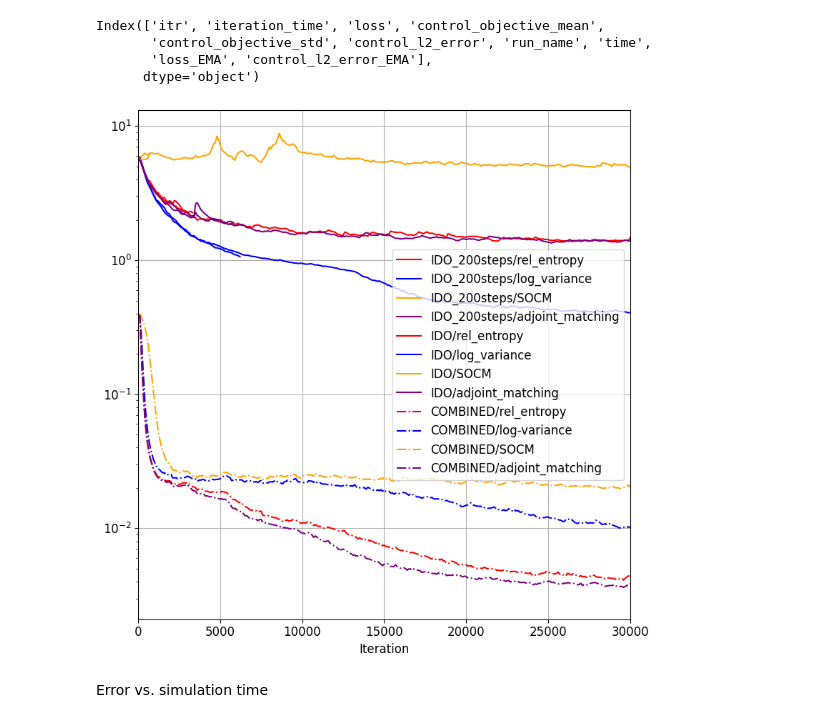
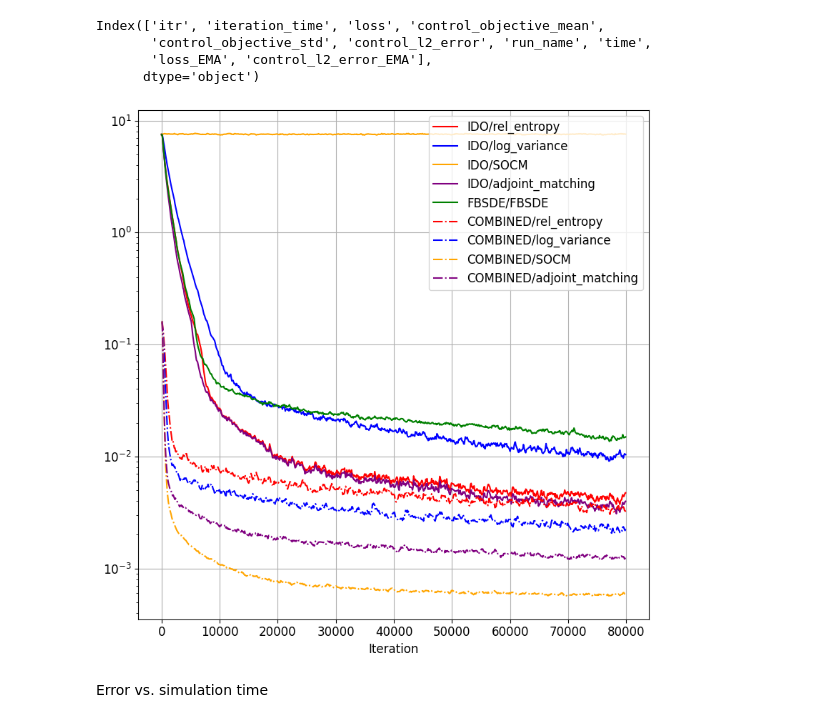
Before and after one commit to lclaeys/eigenfunction-solver, a Jupyter notebook: plots.ipynb, the cells around one changed output. Drawn from its saved outputs; the diff is of its cells as text; code cells hidden in the pictures.

```diff
--- a/plots.ipynb
+++ b/plots.ipynb
@@ -62,7 +62,7 @@ for k in ks:
 # Add colorbar
 cbar = fig.colorbar(sm, ax=ax)
 cbar.set_label('Number of eigenfunctions')
-ax.set_ylabel('Control error $\|u-u^*\|^2$')
+ax.set_ylabel(r'Control error $\|u-u^*\|^2$')
 ax.set_xlabel('Time $t$')
 ax.set_title('Control $L^2$ error vs. time $t$\n (truncated eigenfunction solution)')
 ax.grid()
@@ -177,10 +177,10 @@ with plt.rc_context({'font.size': 12}):
 # %% [markdown]
 ### Control error: IDO vs COMBINED
 # %%
-experiment_name = "double_well_d10"
+experiment_name = "OU_stable_d20"
 run_names = [
-             'IDO/rel_entropy','IDO/log_variance','IDO/SOCM', 'IDO/adjoint_matching','FBSDE/FBSDE'
-             'COMBINED/rel_entropy','COMBINED/log-variance','COMBINED/SOCM', 'COMBINED/adjoint_matching',
+             'IDO/rel_entropy','IDO/log_variance','IDO/SOCM', 'IDO/adjoint_matching','FBSDE/FBSDE',
+             'COMBINED/rel_entropy','COMBINED/log_variance','COMBINED/SOCM', 'COMBINED/adjoint_matching',
              ]
 # %% [markdown]
 Error vs iteration
@@ -227,35 +227,35 @@ with plt.rc_context({'font.size': 12}):
             ls += ['-.']
 
         if 'variance' in run_name:
             colors += ['blue']
         elif 'rel_entropy' in run_name:
             colors += ['red']
         elif 'FBSDE' in run_name:
             colors += ['green']
         elif 'SOCM' in run_name:
             colors += ['orange']
         elif 'adjoint_matching' in run_name:
             colors += ['purple']
         elif 'EIGF' in run_name:
             colors += ['black']
 
 
     for i in range(len(run_names)):
         run_df = df.query(f'run_name=="{run_names[i]}"')
         run_df.plot(x=index,y='control_l2_error'+col_appendix, ax = ax, label=f'{run_names[i]}', ls=ls[i],color=colors[i])
 
     ax.set_yscale('log')
     ax.grid()
     ax.set_xlabel('Time (s)' if index=="time" else "Iteration")
 
-    ax.set_xlim(0,30000)
+    #ax.set_xlim(0,30000)
     #ax.set_ylim(1e-4,10)
     plt.legend()
 
     plt.tight_layout()
     plt.show()
 # %% [output]
-[figure, old version]
+[figure, new version]
 # %% [markdown]
 Error vs. simulation time
 # %%
```
Also changed, not shown: parts of 3 cells of this notebook, 1 other file.
